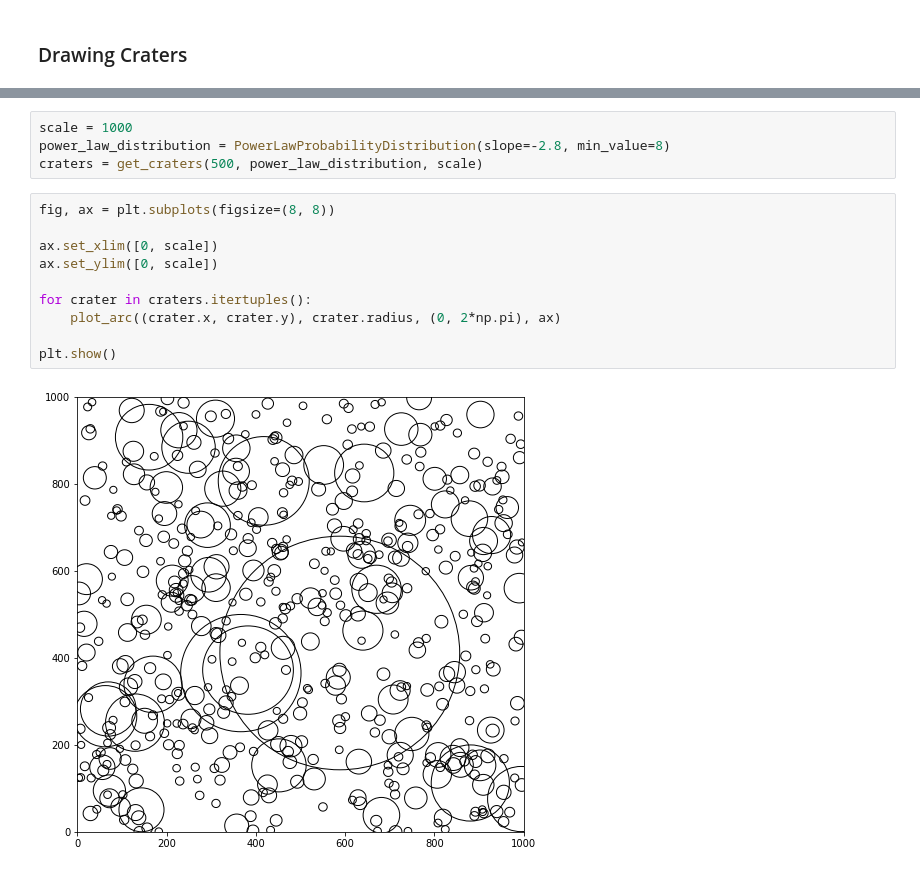
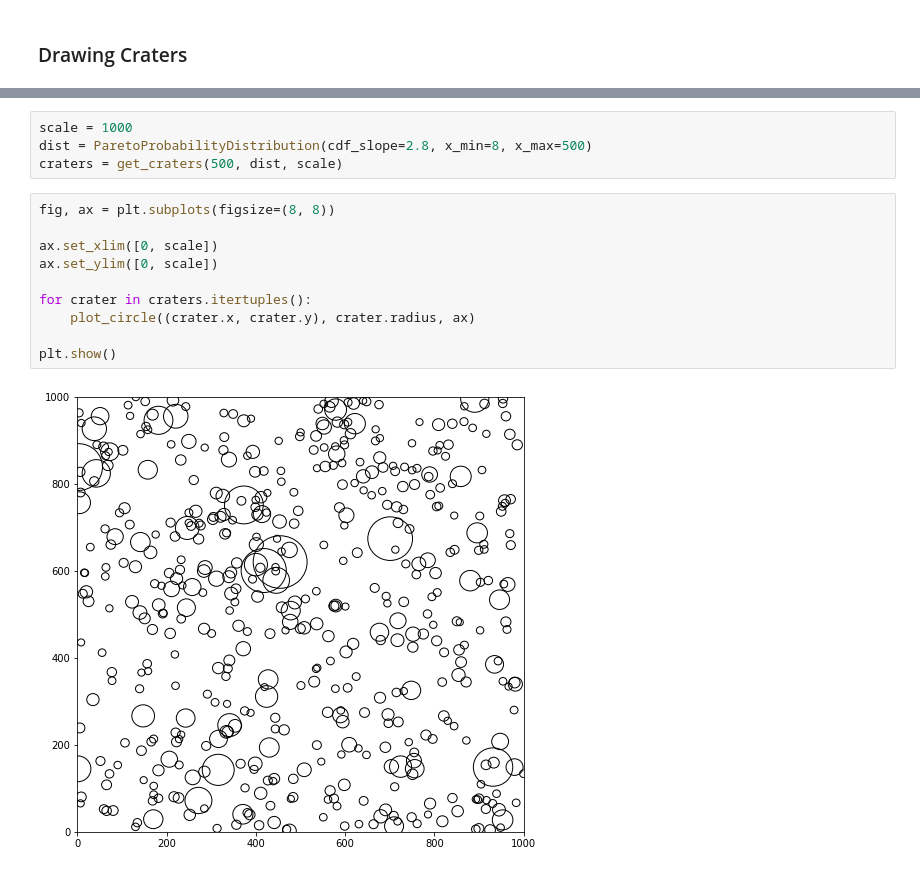
Before and after one commit to seanmason/saturation, a Jupyter notebook: notebooks/CraterDrawing.ipynb, the cells around one changed output, grey strips where cells are left out. Saved outputs shown, nothing was run; the diff lists cells and outputs as text.

```diff
--- a/notebooks/CraterDrawing.ipynb
+++ b/notebooks/CraterDrawing.ipynb
@@ -12,16 +12,16 @@ from saturation.plotting import *
 # %%
 scale = 1000
-power_law_distribution = PowerLawProbabilityDistribution(slope=-2.8, min_value=8)
-craters = get_craters(500, power_law_distribution, scale)
+dist = ParetoProbabilityDistribution(cdf_slope=2.8, x_min=8, x_max=500)
+craters = get_craters(500, dist, scale)
-# %%
-fig, ax = plt.subplots(figsize=(8, 8))
-
-ax.set_xlim([0, scale])
-ax.set_ylim([0, scale])
-
-for crater in craters.itertuples():
-    plot_arc((crater.x, crater.y), crater.radius, (0, 2*np.pi), ax)
-
-plt.show()
-# %% [output]
-[figure, removed]
+# %%
+fig, ax = plt.subplots(figsize=(8, 8))
+
+ax.set_xlim([0, scale])
+ax.set_ylim([0, scale])
+
+for crater in craters.itertuples():
+    plot_circle((crater.x, crater.y), crater.radius, ax)
+
+plt.show()
+# %% [output]
+[figure, added]
```
Also changed, not shown: parts of 2 cells of this notebook, 21 other files.
